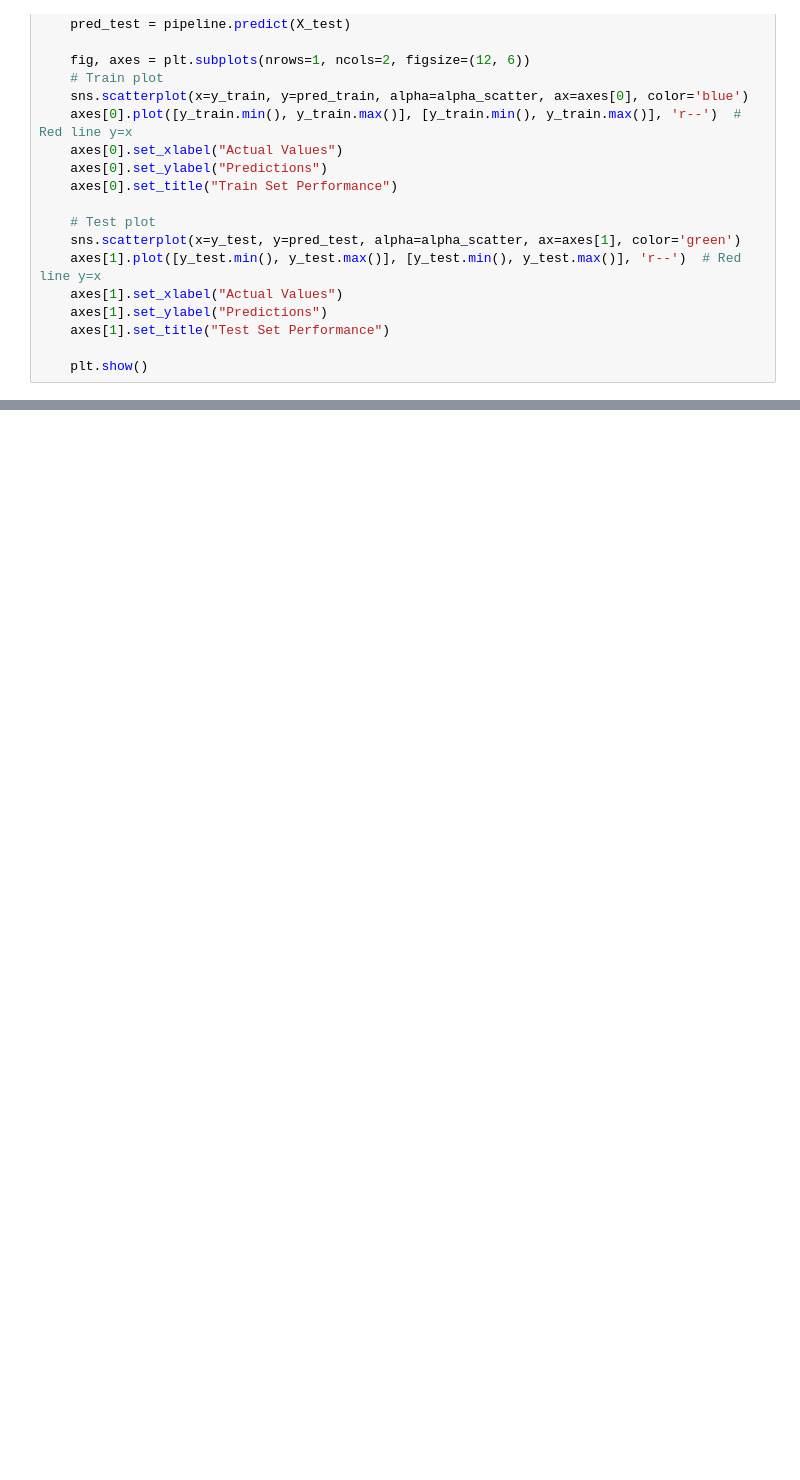
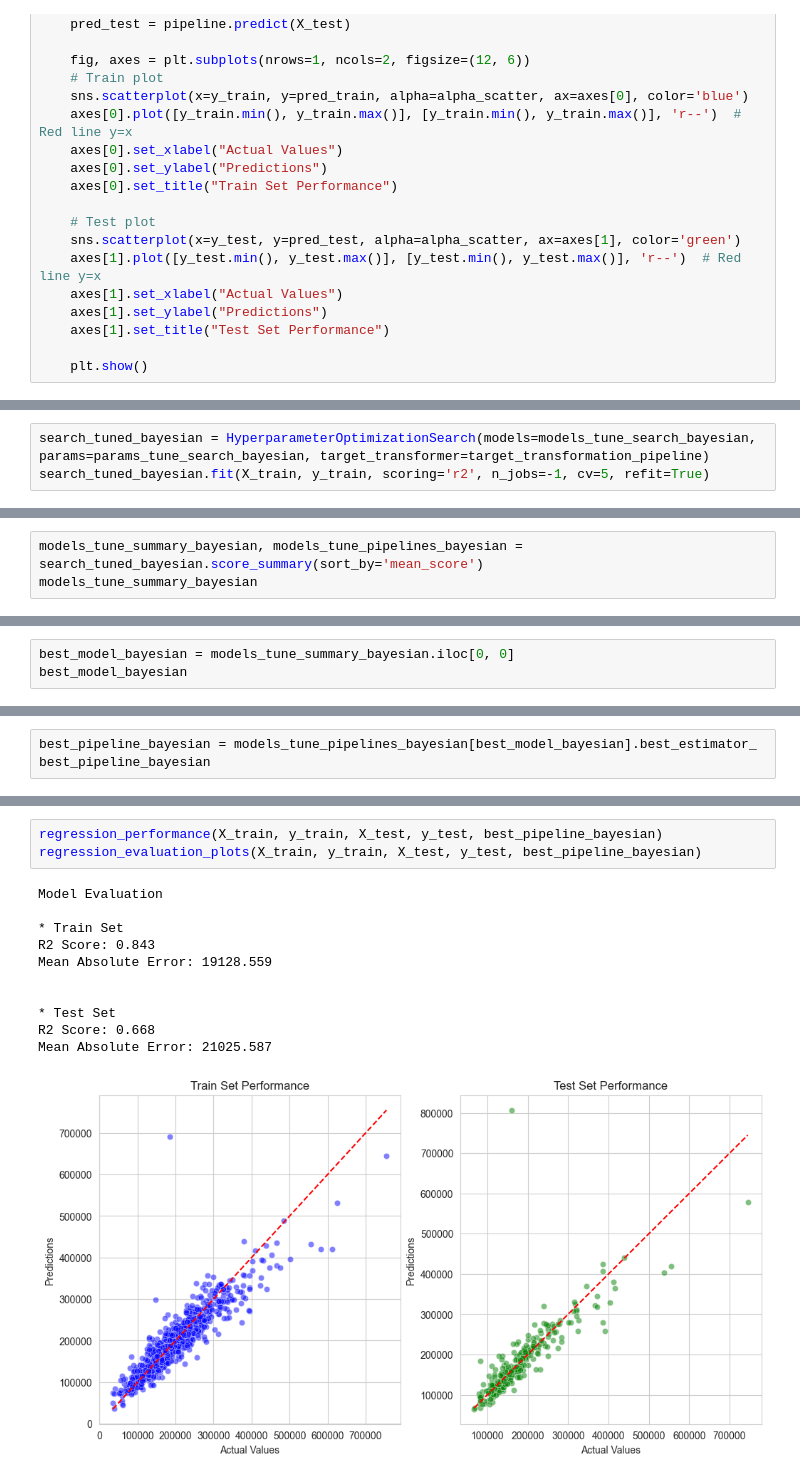
Before and after one commit to Tomosius/heritage_houses_p5, a Jupyter notebook: jupyter_notebooks/09_Modeling_and_Evaluation_hypothesis_3.ipynb, the cells around one changed output, grey strips where cells are left out. Cells and saved outputs as stored; diff of their text form; blank space fills up the shorter version.

```diff
--- a/jupyter_notebooks/09_Modeling_and_Evaluation_hypothesis_3.ipynb
+++ b/jupyter_notebooks/09_Modeling_and_Evaluation_hypothesis_3.ipynb
@@ -1790,0 +1307,3 @@ We can keep playing with Parameters, or perform another more deep EDA and Featur
+# %%
+search_tuned_bayesian = HyperparameterOptimizationSearch(models=models_tune_search_bayesian, params=params_tune_search_bayesian, target_transformer=target_transformation_pipeline)
+search_tuned_bayesian.fit(X_train, y_train, scoring='r2', n_jobs=-1, cv=5, refit=True)
@@ -1790,0 +1328,3 @@ We can keep playing with Parameters, or perform another more deep EDA and Featur
+# %%
+models_tune_summary_bayesian, models_tune_pipelines_bayesian = search_tuned_bayesian.score_summary(sort_by='mean_score')
+models_tune_summary_bayesian
@@ -1790,0 +1349,3 @@ We can keep playing with Parameters, or perform another more deep EDA and Featur
+# %%
+best_model_bayesian = models_tune_summary_bayesian.iloc[0, 0]
+best_model_bayesian
@@ -1790,0 +1363,3 @@ We can keep playing with Parameters, or perform another more deep EDA and Featur
+# %%
+best_pipeline_bayesian = models_tune_pipelines_bayesian[best_model_bayesian].best_estimator_
+best_pipeline_bayesian
@@ -1790,0 +1384,15 @@ We can keep playing with Parameters, or perform another more deep EDA and Featur
+# %%
+regression_performance(X_train, y_train, X_test, y_test, best_pipeline_bayesian)
+regression_evaluation_plots(X_train, y_train, X_test, y_test, best_pipeline_bayesian)
+# %% [output]
+Model Evaluation
+
+* Train Set
+R2 Score: 0.843
+Mean Absolute Error: 19128.559
+
+
+* Test Set
+R2 Score: 0.668
+Mean Absolute Error: 21025.587
+[figure, added]
```
Also changed, not shown: parts of 206 cells of this notebook.
